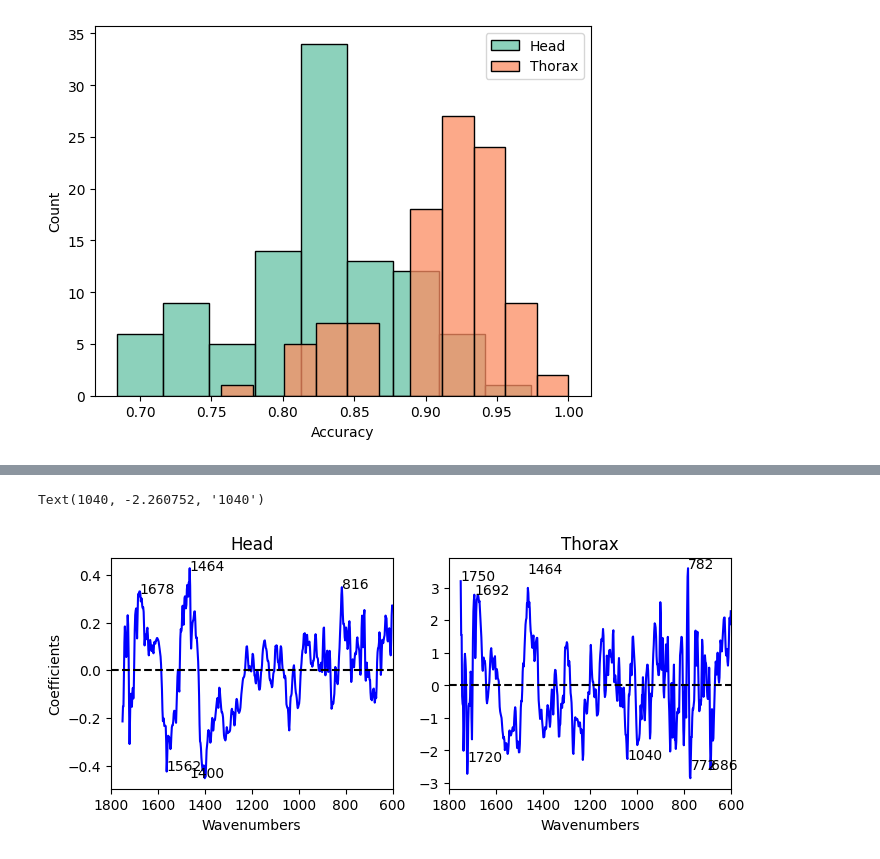
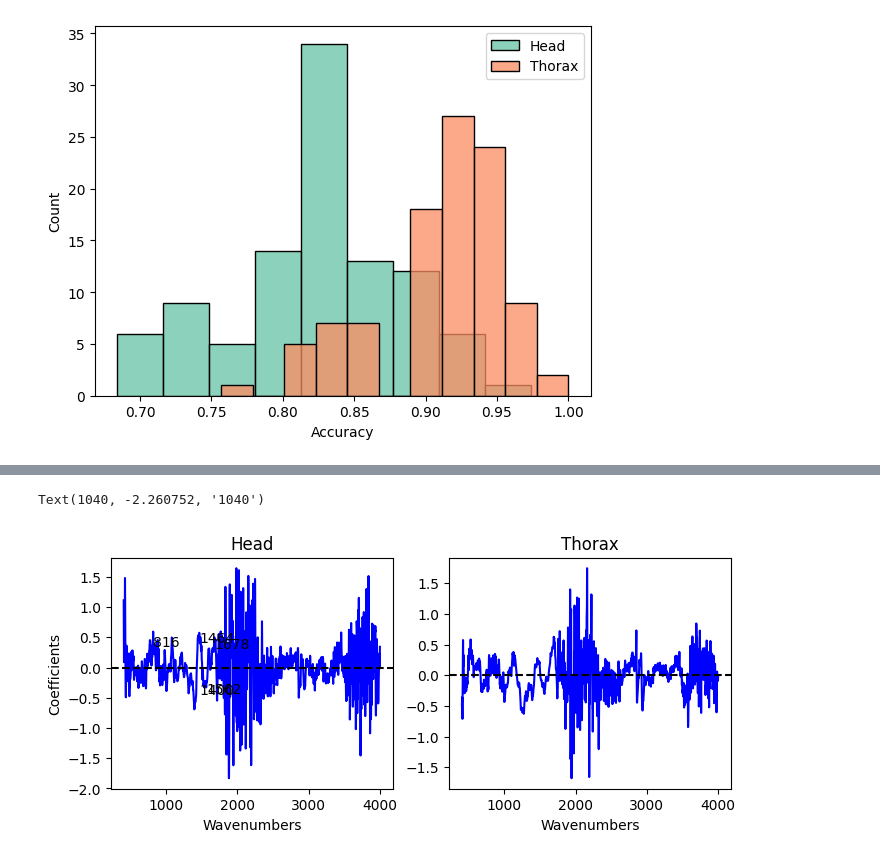
Before and after one commit to maurocolapso/Pazmino_TsetseMIRS_2023, a Jupyter notebook: notebooks/age_prediction_males.ipynb, the cells around one changed output, grey strips where cells are left out. Saved outputs shown, nothing was run; the diff lists cells and outputs as text; code cells hidden in the pictures.

```diff
--- a/notebooks/age_prediction_males.ipynb
+++ b/notebooks/age_prediction_males.ipynb
@@ -463,7 +470,7 @@ ax.set_xlim(0,1)
 # %%
-X_th_train, X_th_test, y_th_train, y_th_test = train_test_split(X_thorax, y_thorax, test_size=0.2, shuffle=True, random_state=123)
+X_th_train, X_th_test, y_th_train, y_th_test = train_test_split(X_thorax_part1, y_thorax, test_size=0.2, shuffle=True, random_state=123)
 
-X_hd_train, X_hd_test, y_hd_train, y_hd_test = train_test_split(X_head, y_head, test_size=0.2, shuffle=True, random_state=123)
+X_hd_train, X_hd_test, y_hd_train, y_hd_test = train_test_split(X_head_part1, y_head, test_size=0.2, shuffle=True, random_state=123)
 # %%
 shape_data = {"train_head": X_hd_train.shape,
               "train_thorax": X_th_train.shape,
@@ -680,35 +707,35 @@ top20_thorax
 # %%
 fig, (ax,ax2) = plt.subplots(1,2,figsize=(8,3),sharex=True)
 
-sn.lineplot(x=wavenumbers_reduced,y=best_model_head['model'].coef_[0], color='b',ax=ax)
+sn.lineplot(x=wavenumbers,y=best_model_head['model'].coef_[0], color='b',ax=ax)
 #sn.lineplot(x=wavenumbers_reduced, y=(np.mean(X_thorax ,axis=0)),color='k',alpha=0.5,ax=ax)
 ax.axhline(y=0, color="k", ls="--")
-ax.set_xlim(1800,600)
+#ax.set_xlim(1800,600)
 ax.annotate('1464', xy=(1464,0.4214), xycoords='data',fontsize=10)
 ax.annotate('1678', xy=(1678,0.3214), xycoords='data',fontsize=10)
 ax.annotate('816', xy=(816,0.344), xycoords='data',fontsize=10)
 ax.annotate('1400', xy=(1464,-0.45), xycoords='data',fontsize=10)
 ax.annotate('1562', xy=(1562,-0.42), xycoords='data',fontsize=10)
 ax.set_xlabel("Wavenumbers")
 ax.set_ylabel("Coefficients")
 ax.set_title("Head")
 
 
-sn.lineplot(x=wavenumbers_reduced,y=best_mdoel_thorax['model'].coef_[0], color='b',ax=ax2)
+sn.lineplot(x=wavenumbers,y=best_mdoel_thorax['model'].coef_[0], color='b',ax=ax2)
 #sn.lineplot(x=wavenumbers_reduced, y=(np.mean(X_thorax ,axis=0)*6),color='k',alpha=0.5,ax=ax2)
 ax2.axhline(y=0, color="k", ls="--")
 ax2.set_xlabel("Wavenumbers")
 ax2.set_title("Thorax")
 ax2.annotate('782', xy=(782,3.59), xycoords='data',fontsize=10)
 ax2.annotate('1750', xy=(1750,3.214), xycoords='data',fontsize=10)
 ax2.annotate('1464', xy=(1464,3.44), xycoords='data',fontsize=10)
 ax2.annotate('1692', xy=(1692, 2.785488), xycoords='data',fontsize=10)
 ax2.annotate('772', xy=(772,-2.59), xycoords='data',fontsize=10)
 
 ax2.annotate('686', xy=(686,	-2.576248), xycoords='data',fontsize=10)
 ax2.annotate('1720', xy=(1720, -2.324863), xycoords='data',fontsize=10)
 
 ax2.annotate('1040', xy=(1040,-2.260752), xycoords='data',fontsize=10)
 # %% [output]
 Text(1040, -2.260752, '1040')
-[figure, old version]
+[figure, new version]
```
Also changed, not shown: parts of 15 cells of this notebook, 50 other files.
